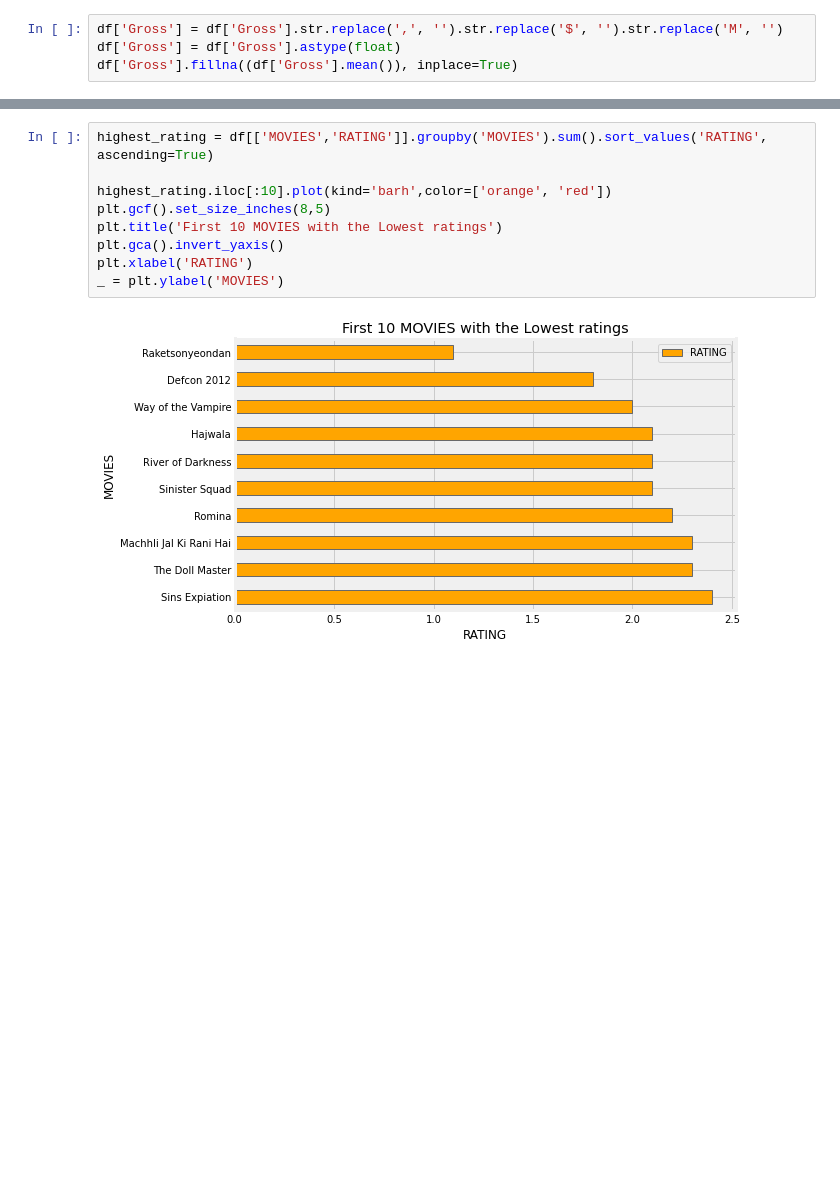
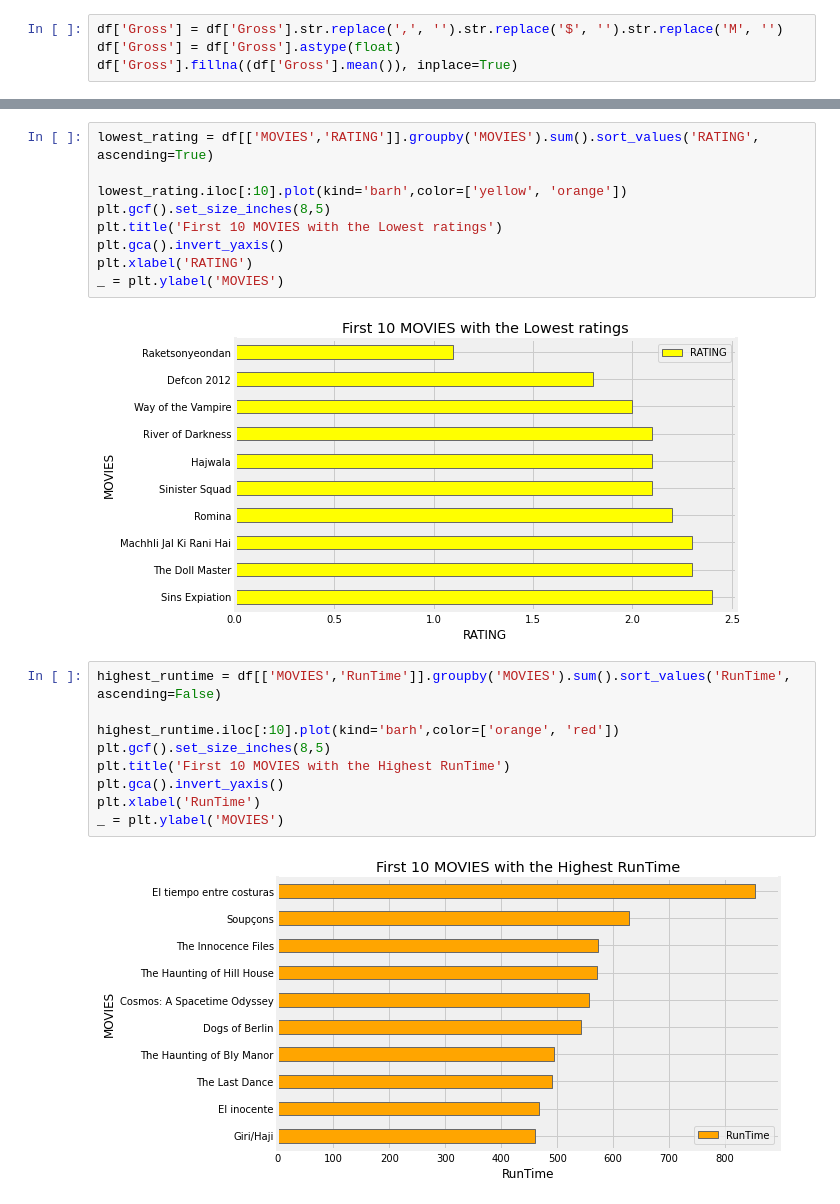
Before and after one commit to aryatalathi/EDA-MOVIES, a Jupyter notebook: eda-movies.ipynb, the cells around one changed output, grey strips where cells are left out. Drawn from its saved outputs; the diff is of its cells as text; blank space fills up the shorter version.

```diff
--- a/eda-movies.ipynb
+++ b/eda-movies.ipynb
@@ -225,11 +285,22 @@ _ = plt.ylabel('MOVIES')
 # %%
-highest_rating = df[['MOVIES','RATING']].groupby('MOVIES').sum().sort_values('RATING', ascending=True)
+lowest_rating = df[['MOVIES','RATING']].groupby('MOVIES').sum().sort_values('RATING', ascending=True)
 
-highest_rating.iloc[:10].plot(kind='barh',color=['orange', 'red'])
+lowest_rating.iloc[:10].plot(kind='barh',color=['yellow', 'orange'])
 plt.gcf().set_size_inches(8,5)
 plt.title('First 10 MOVIES with the Lowest ratings')
 plt.gca().invert_yaxis()
 plt.xlabel('RATING')
 _ = plt.ylabel('MOVIES')
 # %% [output]
-[figure, old version]
+[figure, new version]
+# %%
+highest_runtime = df[['MOVIES','RunTime']].groupby('MOVIES').sum().sort_values('RunTime', ascending=False)
+
+highest_runtime.iloc[:10].plot(kind='barh',color=['orange', 'red'])
+plt.gcf().set_size_inches(8,5)
+plt.title('First 10 MOVIES with the Highest RunTime')
+plt.gca().invert_yaxis()
+plt.xlabel('RunTime')
+_ = plt.ylabel('MOVIES')
+# %% [output]
+[figure, added]
```
Also changed, not shown: parts of 15 cells of this notebook.
